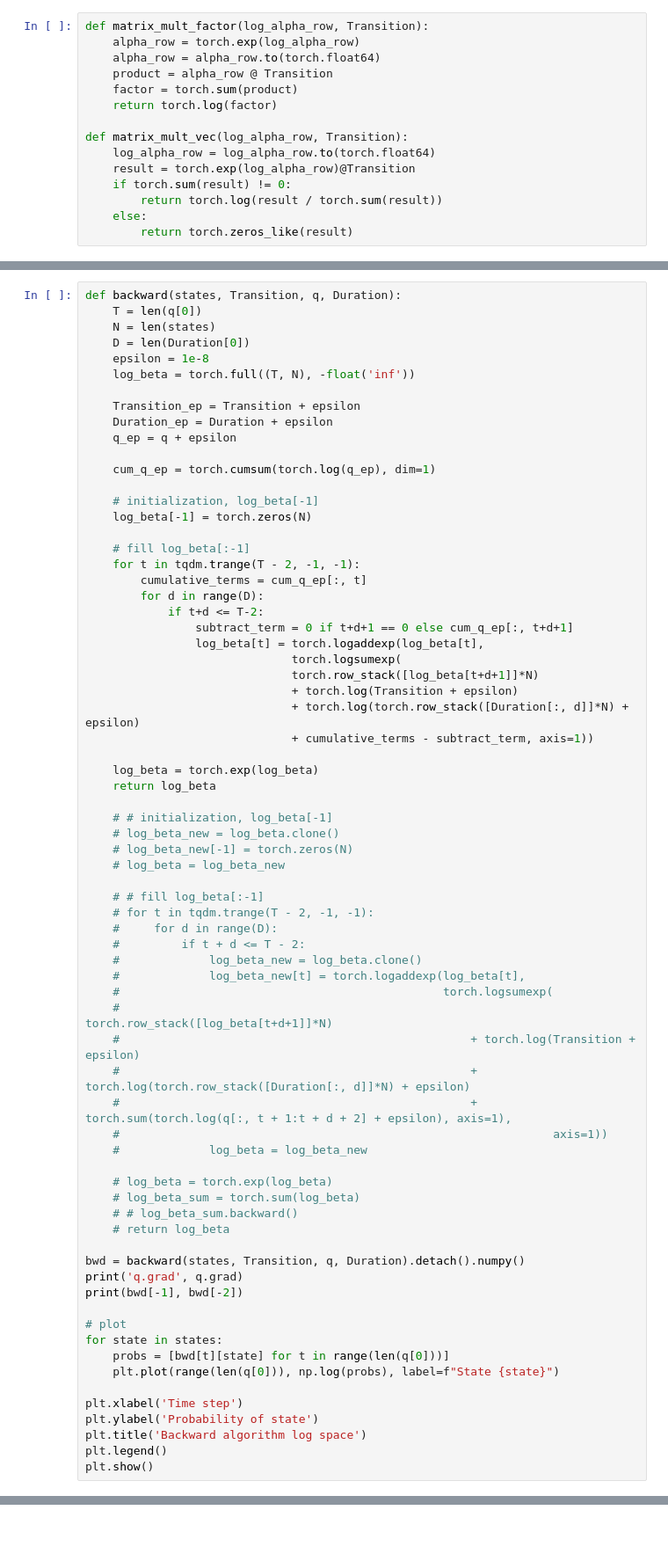
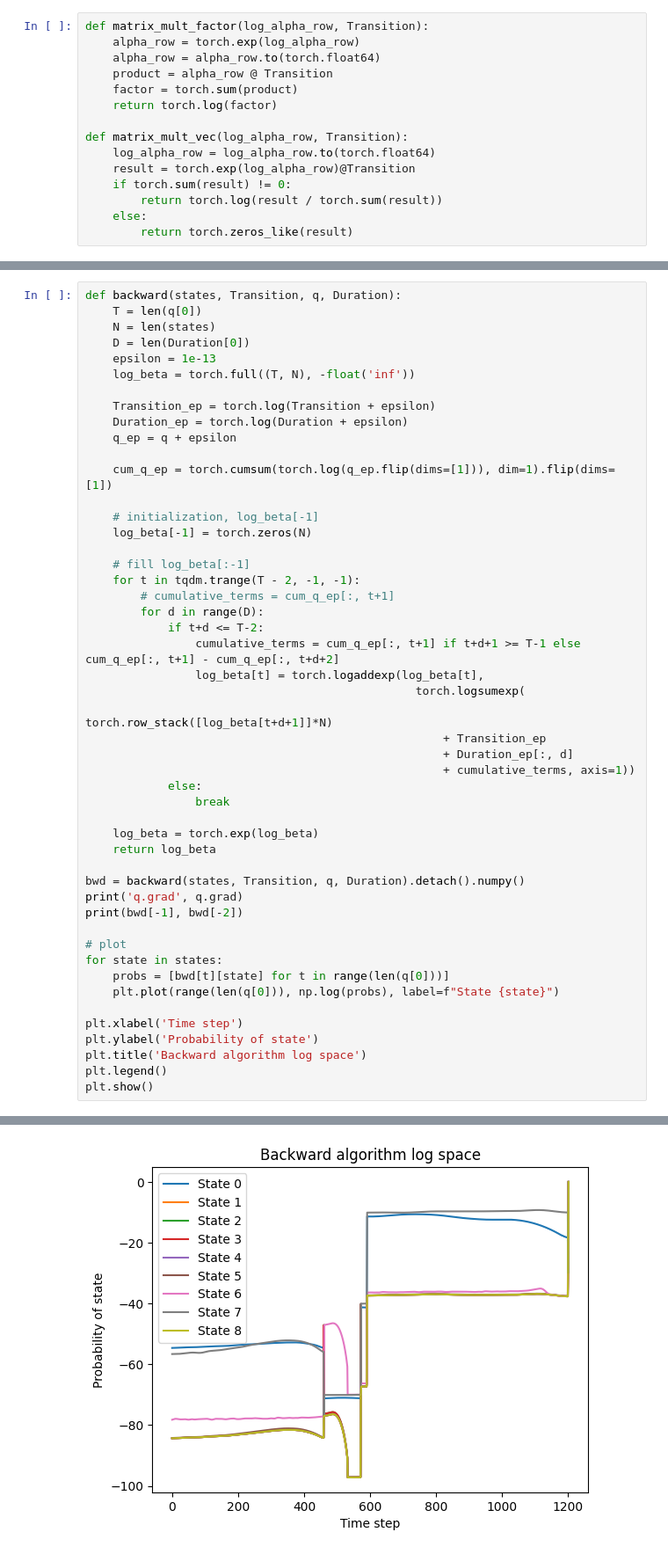
Before and after one commit to jcao0715/hsmm, a Jupyter notebook: synthetic_ex.ipynb, the cells around one changed output, grey strips where cells are left out. Shown: that part at 88% size. Drawn from its saved outputs; the diff is of its cells as text; blank space fills up the shorter version.

```diff
--- a/synthetic_ex.ipynb
+++ b/synthetic_ex.ipynb
@@ -179,57 +172,35 @@ def backward(states, Transition, q, Duration):
     T = len(q[0])
     N = len(states)
     D = len(Duration[0])
-    epsilon = 1e-8
+    epsilon = 1e-13
     log_beta = torch.full((T, N), -float('inf'))
 
-    Transition_ep = Transition + epsilon
-    Duration_ep = Duration + epsilon
+    Transition_ep = torch.log(Transition + epsilon)
+    Duration_ep = torch.log(Duration + epsilon)
     q_ep = q + epsilon
 
-    cum_q_ep = torch.cumsum(torch.log(q_ep), dim=1)
+    cum_q_ep = torch.cumsum(torch.log(q_ep.flip(dims=[1])), dim=1).flip(dims=[1])
 
     # initialization, log_beta[-1]
     log_beta[-1] = torch.zeros(N)
 
     # fill log_beta[:-1]
     for t in tqdm.trange(T - 2, -1, -1):
-        cumulative_terms = cum_q_ep[:, t]
+        # cumulative_terms = cum_q_ep[:, t+1]
         for d in range(D):
             if t+d <= T-2:
-                subtract_term = 0 if t+d+1 == 0 else cum_q_ep[:, t+d+1]
+                cumulative_terms = cum_q_ep[:, t+1] if t+d+1 >= T-1 else cum_q_ep[:, t+1] - cum_q_ep[:, t+d+2]
                 log_beta[t] = torch.logaddexp(log_beta[t],
-                              torch.logsumexp(
-                              torch.row_stack([log_beta[t+d+1]]*N)
-                              + torch.log(Transition + epsilon)
-                              + torch.log(torch.row_stack([Duration[:, d]]*N) + epsilon)
-                              + cumulative_terms - subtract_term, axis=1))
+                                                torch.logsumexp(
+                                                    torch.row_stack([log_beta[t+d+1]]*N)
+                                                    + Transition_ep
+                                                    + Duration_ep[:, d]
+                                                    + cumulative_terms, axis=1))
+            else:
+                break
 
     log_beta = torch.exp(log_beta)
     return log_beta
-
-    # # initialization, log_beta[-1]
-    # log_beta_new = log_beta.clone()
-    # log_beta_new[-1] = torch.zeros(N)
-    # log_beta = log_beta_new
-
-    # # fill log_beta[:-1]
-    # for t in tqdm.trange(T - 2, -1, -1):
-    #     for d in range(D):
-    #         if t + d <= T - 2:
-    #             log_beta_new = log_beta.clone()
-    #             log_beta_new[t] = torch.logaddexp(log_beta[t],
-    #                                               torch.logsumexp(
-    #                                                   torch.row_stack([log_beta[t+d+1]]*N)
-    #                                                   + torch.log(Transition + epsilon)
-    #                                                   + torch.log(torch.row_stack([Duration[:, d]]*N) + epsilon)
-    #                                                   + torch.sum(torch.log(q[:, t + 1:t + d + 2] + epsilon), axis=1),
-    #                                                               axis=1))
-    #             log_beta = log_beta_new
-
-    # log_beta = torch.exp(log_beta)
-    # log_beta_sum = torch.sum(log_beta)
-    # # log_beta_sum.backward()
-    # return log_beta
 
 bwd = backward(states, Transition, q, Duration).detach().numpy()
 print('q.grad', q.grad)
@@ -245,3 +216,4 @@ plt.ylabel('Probability of state')
 plt.title('Backward algorithm log space')
 plt.legend()
 plt.show()
+# %% [output]
@@ -248,3 +224,4 @@ plt.show()
+[figure, added]
 # %%
 def fb_alg(states, Transition, q, Duration):
     T = len(q[0])
```
Also changed, not shown: parts of 4 cells of this notebook.
